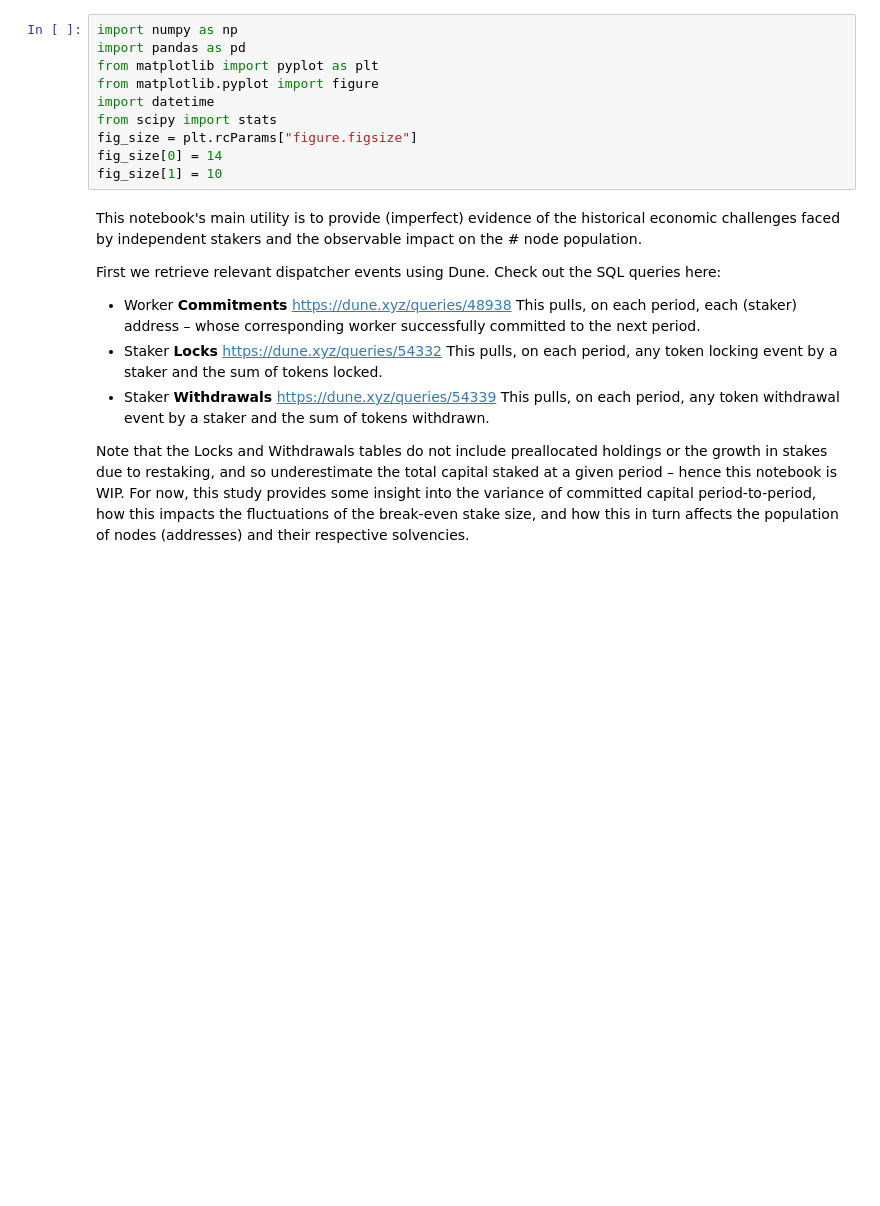
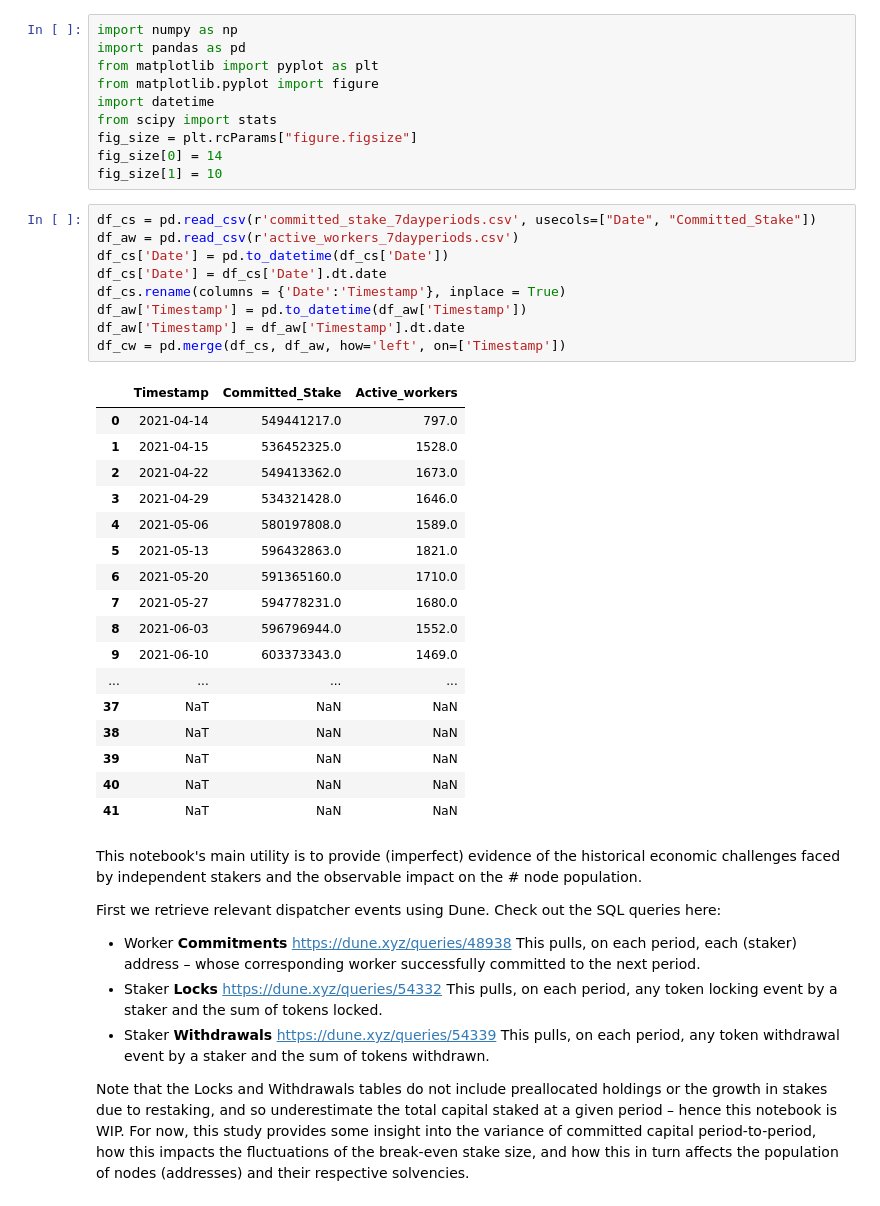
Before and after one commit to arjunhassard/economic-research, a Jupyter notebook: nc_node_behavior/nucypher_node_behavior.ipynb, the cells around one changed output. Drawn from its saved outputs; the diff is of its cells as text; blank space fills up the shorter version.

Commit message:
data procured for break-even stake size

```diff
--- a/nc_node_behavior/nucypher_node_behavior.ipynb
+++ b/nc_node_behavior/nucypher_node_behavior.ipynb
@@ -8,6 +8,33 @@ from scipy import stats
 fig_size = plt.rcParams["figure.figsize"]
 fig_size[0] = 14
 fig_size[1] = 10
+# %%
+df_cs = pd.read_csv(r'committed_stake_7dayperiods.csv', usecols=["Date", "Committed_Stake"])
+df_aw = pd.read_csv(r'active_workers_7dayperiods.csv')
+df_cs['Date'] = pd.to_datetime(df_cs['Date'])
+df_cs['Date'] = df_cs['Date'].dt.date
+df_cs.rename(columns = {'Date':'Timestamp'}, inplace = True)
+df_aw['Timestamp'] = pd.to_datetime(df_aw['Timestamp'])
+df_aw['Timestamp'] = df_aw['Timestamp'].dt.date
+df_cw = pd.merge(df_cs, df_aw, how='left', on=['Timestamp'])
+# %% [output]
+|  | Timestamp | Committed_Stake | Active_workers |
+| 0 | 2021-04-14 | 549441217.0 | 797.0 |
+| 1 | 2021-04-15 | 536452325.0 | 1528.0 |
+| 2 | 2021-04-22 | 549413362.0 | 1673.0 |
+| 3 | 2021-04-29 | 534321428.0 | 1646.0 |
+| 4 | 2021-05-06 | 580197808.0 | 1589.0 |
+| 5 | 2021-05-13 | 596432863.0 | 1821.0 |
+| 6 | 2021-05-20 | 591365160.0 | 1710.0 |
+| 7 | 2021-05-27 | 594778231.0 | 1680.0 |
+| 8 | 2021-06-03 | 596796944.0 | 1552.0 |
+| 9 | 2021-06-10 | 603373343.0 | 1469.0 |
+| ... | ... | ... | ... |
+| 37 | NaT | NaN | NaN |
+| 38 | NaT | NaN | NaN |
+| 39 | NaT | NaN | NaN |
+| 40 | NaT | NaN | NaN |
+| 41 | NaT | NaN | NaN |
 # %% [markdown]
 This notebook's main utility is to provide (imperfect) evidence of the historical economic challenges faced by independent stakers and the observable impact on the # node population.
 
```
Also changed, not shown: 5 other files.
